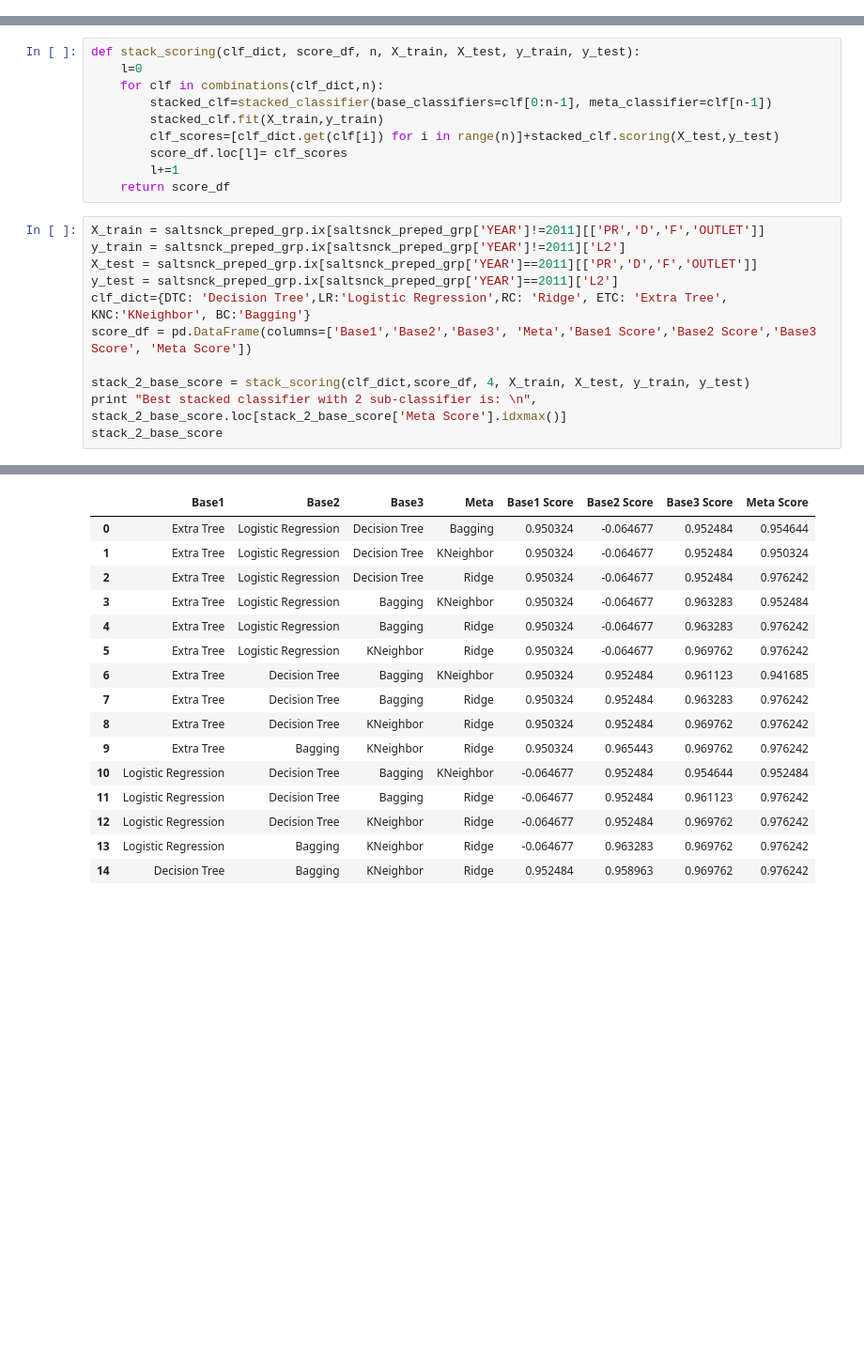
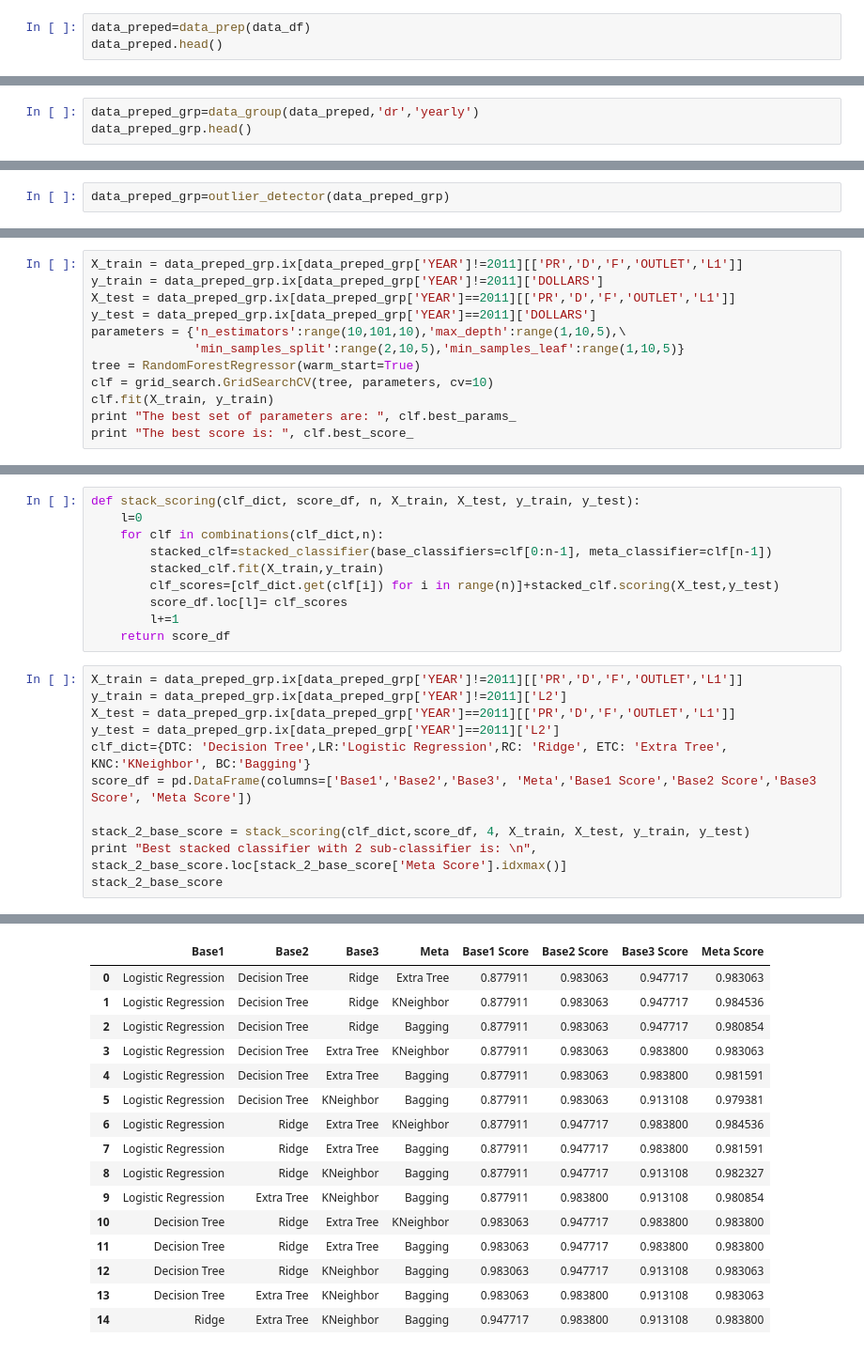
Before and after one commit to DSE220-Final-Project/final, a Jupyter notebook: final_model.ipynb, the cells around one changed output, grey strips where cells are left out. Shown at 94% size. Drawn from its saved outputs; the diff is of its cells as text; blank space fills up the shorter version.

```diff
--- a/final_model.ipynb
+++ b/final_model.ipynb
@@ -215,0 +170,3 @@ saltsnck_preped_grp.head(5)
+# %%
+data_preped=data_prep(data_df)
+data_preped.head()
@@ -215,0 +205,3 @@ saltsnck_preped_grp.head(5)
+# %%
+data_preped_grp=data_group(data_preped,'dr','yearly')
+data_preped_grp.head()
@@ -260,0 +256,2 @@ columns containing outliers are:  []
+# %%
+data_preped_grp=outlier_detector(data_preped_grp)
@@ -327,0 +333,12 @@ score on test set: 0.806239028433
+# %%
+X_train = data_preped_grp.ix[data_preped_grp['YEAR']!=2011][['PR','D','F','OUTLET','L1']]
+y_train = data_preped_grp.ix[data_preped_grp['YEAR']!=2011]['DOLLARS']
+X_test = data_preped_grp.ix[data_preped_grp['YEAR']==2011][['PR','D','F','OUTLET','L1']]
+y_test = data_preped_grp.ix[data_preped_grp['YEAR']==2011]['DOLLARS']
+parameters = {'n_estimators':range(10,101,10),'max_depth':range(1,10,5),\
+              'min_samples_split':range(2,10,5),'min_samples_leaf':range(1,10,5)}
+tree = RandomForestRegressor(warm_start=True)
+clf = grid_search.GridSearchCV(tree, parameters, cv=10)
+clf.fit(X_train, y_train)
+print "The best set of parameters are: ", clf.best_params_
+print "The best score is: ", clf.best_score_
@@ -384,10 +403,10 @@ def stack_scoring(clf_dict, score_df, n, X_train, X_test, y_train, y_test):
         l+=1
     return score_df
 # %%
-X_train = saltsnck_preped_grp.ix[saltsnck_preped_grp['YEAR']!=2011][['PR','D','F','OUTLET']]
-y_train = saltsnck_preped_grp.ix[saltsnck_preped_grp['YEAR']!=2011]['L2']
-X_test = saltsnck_preped_grp.ix[saltsnck_preped_grp['YEAR']==2011][['PR','D','F','OUTLET']]
-y_test = saltsnck_preped_grp.ix[saltsnck_preped_grp['YEAR']==2011]['L2']
+X_train = data_preped_grp.ix[data_preped_grp['YEAR']!=2011][['PR','D','F','OUTLET','L1']]
+y_train = data_preped_grp.ix[data_preped_grp['YEAR']!=2011]['L2']
+X_test = data_preped_grp.ix[data_preped_grp['YEAR']==2011][['PR','D','F','OUTLET','L1']]
+y_test = data_preped_grp.ix[data_preped_grp['YEAR']==2011]['L2']
 clf_dict={DTC: 'Decision Tree',LR:'Logistic Regression',RC: 'Ridge', ETC: 'Extra Tree', KNC:'KNeighbor', BC:'Bagging'}
 score_df = pd.DataFrame(columns=['Base1','Base2','Base3', 'Meta','Base1 Score','Base2 Score','Base3 Score', 'Meta Score'])
 
@@ -408,17 +427,17 @@ Name: 2, dtype: object
 |  | Base1 | Base2 | Base3 | Meta | Base1 Score | Base2 Score | Base3 Score | Meta Score |
-| 0 | Extra Tree | Logistic Regression | Decision Tree | Bagging | 0.950324 | -0.064677 | 0.952484 | 0.954644 |
-| 1 | Extra Tree | Logistic Regression | Decision Tree | KNeighbor | 0.950324 | -0.064677 | 0.952484 | 0.950324 |
-| 2 | Extra Tree | Logistic Regression | Decision Tree | Ridge | 0.950324 | -0.064677 | 0.952484 | 0.976242 |
-| 3 | Extra Tree | Logistic Regression | Bagging | KNeighbor | 0.950324 | -0.064677 | 0.963283 | 0.952484 |
-| 4 | Extra Tree | Logistic Regression | Bagging | Ridge | 0.950324 | -0.064677 | 0.963283 | 0.976242 |
-| 5 | Extra Tree | Logistic Regression | KNeighbor | Ridge | 0.950324 | -0.064677 | 0.969762 | 0.976242 |
-| 6 | Extra Tree | Decision Tree | Bagging | KNeighbor | 0.950324 | 0.952484 | 0.961123 | 0.941685 |
-| 7 | Extra Tree | Decision Tree | Bagging | Ridge | 0.950324 | 0.952484 | 0.963283 | 0.976242 |
-| 8 | Extra Tree | Decision Tree | KNeighbor | Ridge | 0.950324 | 0.952484 | 0.969762 | 0.976242 |
-| 9 | Extra Tree | Bagging | KNeighbor | Ridge | 0.950324 | 0.965443 | 0.969762 | 0.976242 |
-| 10 | Logistic Regression | Decision Tree | Bagging | KNeighbor | -0.064677 | 0.952484 | 0.954644 | 0.952484 |
-| 11 | Logistic Regression | Decision Tree | Bagging | Ridge | -0.064677 | 0.952484 | 0.961123 | 0.976242 |
-| 12 | Logistic Regression | Decision Tree | KNeighbor | Ridge | -0.064677 | 0.952484 | 0.969762 | 0.976242 |
-| 13 | Logistic Regression | Bagging | KNeighbor | Ridge | -0.064677 | 0.963283 | 0.969762 | 0.976242 |
-| 14 | Decision Tree | Bagging | KNeighbor | Ridge | 0.952484 | 0.958963 | 0.969762 | 0.976242 |
+| 0 | Logistic Regression | Decision Tree | Ridge | Extra Tree | 0.877911 | 0.983063 | 0.947717 | 0.983063 |
+| 1 | Logistic Regression | Decision Tree | Ridge | KNeighbor | 0.877911 | 0.983063 | 0.947717 | 0.984536 |
+| 2 | Logistic Regression | Decision Tree | Ridge | Bagging | 0.877911 | 0.983063 | 0.947717 | 0.980854 |
+| 3 | Logistic Regression | Decision Tree | Extra Tree | KNeighbor | 0.877911 | 0.983063 | 0.983800 | 0.983063 |
+| 4 | Logistic Regression | Decision Tree | Extra Tree | Bagging | 0.877911 | 0.983063 | 0.983800 | 0.981591 |
+| 5 | Logistic Regression | Decision Tree | KNeighbor | Bagging | 0.877911 | 0.983063 | 0.913108 | 0.979381 |
+| 6 | Logistic Regression | Ridge | Extra Tree | KNeighbor | 0.877911 | 0.947717 | 0.983800 | 0.984536 |
+| 7 | Logistic Regression | Ridge | Extra Tree | Bagging | 0.877911 | 0.947717 | 0.983800 | 0.981591 |
+| 8 | Logistic Regression | Ridge | KNeighbor | Bagging | 0.877911 | 0.947717 | 0.913108 | 0.982327 |
+| 9 | Logistic Regression | Extra Tree | KNeighbor | Bagging | 0.877911 | 0.983800 | 0.913108 | 0.980854 |
+| 10 | Decision Tree | Ridge | Extra Tree | KNeighbor | 0.983063 | 0.947717 | 0.983800 | 0.983800 |
+| 11 | Decision Tree | Ridge | Extra Tree | Bagging | 0.983063 | 0.947717 | 0.983800 | 0.983800 |
+| 12 | Decision Tree | Ridge | KNeighbor | Bagging | 0.983063 | 0.947717 | 0.913108 | 0.983063 |
+| 13 | Decision Tree | Extra Tree | KNeighbor | Bagging | 0.983063 | 0.983800 | 0.913108 | 0.983063 |
+| 14 | Ridge | Extra Tree | KNeighbor | Bagging | 0.947717 | 0.983800 | 0.913108 | 0.983800 |
 # %%
```
Also changed, not shown: parts of 38 cells of this notebook.
